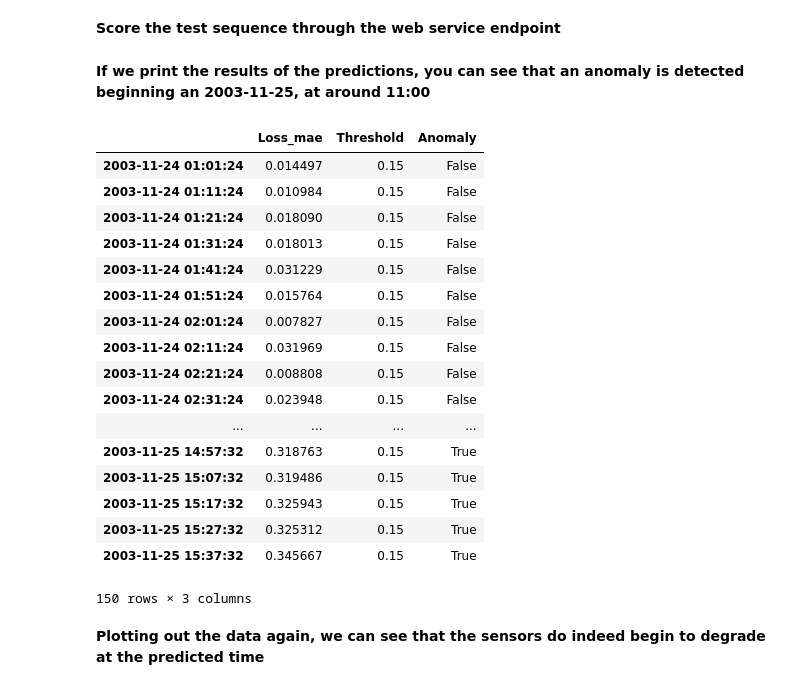
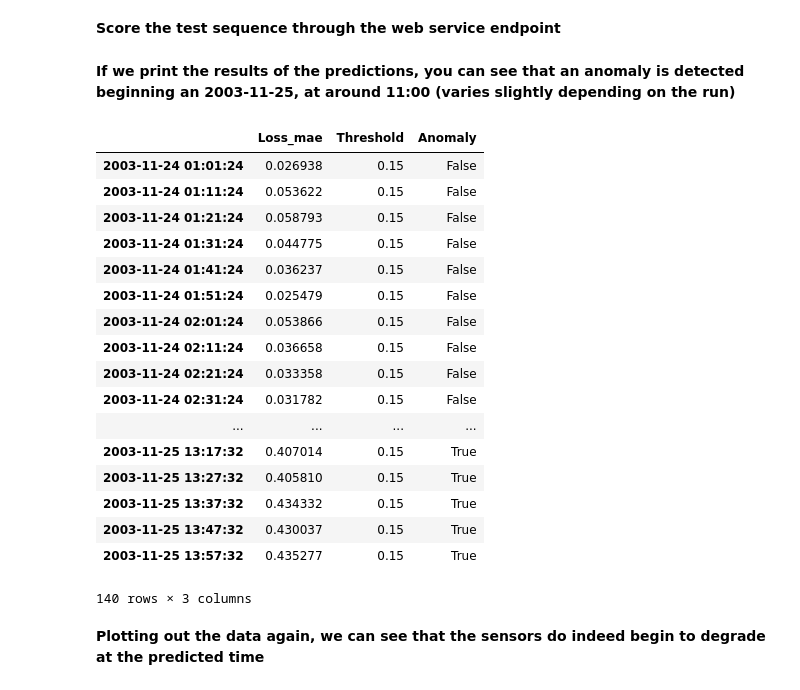
Before and after one commit to johnwu0604/time-series-anomaly-detection, a Jupyter notebook: Time_Series_Anomaly_Detection.ipynb, the cells around one changed output. Saved outputs shown, nothing was run; the diff lists cells and outputs as text; code cells hidden in the pictures.

```diff
--- a/Time_Series_Anomaly_Detection.ipynb
+++ b/Time_Series_Anomaly_Detection.ipynb
@@ -334,28 +336,28 @@ response = requests.post(service_url, input_data, headers=headers)
 # Get response in pandas dataframe
 result = pd.read_json(json.loads(json.loads(response.text))['result'])
 # %% [markdown]
-**If we print the results of the predictions, you can see that an anomaly is detected beginning an 2003-11-25, at around 11:00**
+**If we print the results of the predictions, you can see that an anomaly is detected beginning an 2003-11-25, at around 11:00 (varies slightly depending on the run)**
 # %%
-result.head(150)
+result.head(140)
 # %% [output]
 |  | Loss_mae | Threshold | Anomaly |
-| 2003-11-24 01:01:24 | 0.014497 | 0.15 | False |
-| 2003-11-24 01:11:24 | 0.010984 | 0.15 | False |
-| 2003-11-24 01:21:24 | 0.018090 | 0.15 | False |
-| 2003-11-24 01:31:24 | 0.018013 | 0.15 | False |
-| 2003-11-24 01:41:24 | 0.031229 | 0.15 | False |
-| 2003-11-24 01:51:24 | 0.015764 | 0.15 | False |
-| 2003-11-24 02:01:24 | 0.007827 | 0.15 | False |
-| 2003-11-24 02:11:24 | 0.031969 | 0.15 | False |
-| 2003-11-24 02:21:24 | 0.008808 | 0.15 | False |
-| 2003-11-24 02:31:24 | 0.023948 | 0.15 | False |
+| 2003-11-24 01:01:24 | 0.026938 | 0.15 | False |
+| 2003-11-24 01:11:24 | 0.053622 | 0.15 | False |
+| 2003-11-24 01:21:24 | 0.058793 | 0.15 | False |
+| 2003-11-24 01:31:24 | 0.044775 | 0.15 | False |
+| 2003-11-24 01:41:24 | 0.036237 | 0.15 | False |
+| 2003-11-24 01:51:24 | 0.025479 | 0.15 | False |
+| 2003-11-24 02:01:24 | 0.053866 | 0.15 | False |
+| 2003-11-24 02:11:24 | 0.036658 | 0.15 | False |
+| 2003-11-24 02:21:24 | 0.033358 | 0.15 | False |
+| 2003-11-24 02:31:24 | 0.031782 | 0.15 | False |
 | ... | ... | ... | ... |
-| 2003-11-25 14:57:32 | 0.318763 | 0.15 | True |
-| 2003-11-25 15:07:32 | 0.319486 | 0.15 | True |
-| 2003-11-25 15:17:32 | 0.325943 | 0.15 | True |
-| 2003-11-25 15:27:32 | 0.325312 | 0.15 | True |
-| 2003-11-25 15:37:32 | 0.345667 | 0.15 | True |
+| 2003-11-25 13:17:32 | 0.407014 | 0.15 | True |
+| 2003-11-25 13:27:32 | 0.405810 | 0.15 | True |
+| 2003-11-25 13:37:32 | 0.434332 | 0.15 | True |
+| 2003-11-25 13:47:32 | 0.430037 | 0.15 | True |
+| 2003-11-25 13:57:32 | 0.435277 | 0.15 | True |
-150 rows × 3 columns
+140 rows × 3 columns
 # %% [markdown]
 **Plotting out the data again, we can see that the sensors do indeed begin to degrade at the predicted time**
 # %%
```
Also changed, not shown: parts of 4 cells of this notebook, 1 other file.
